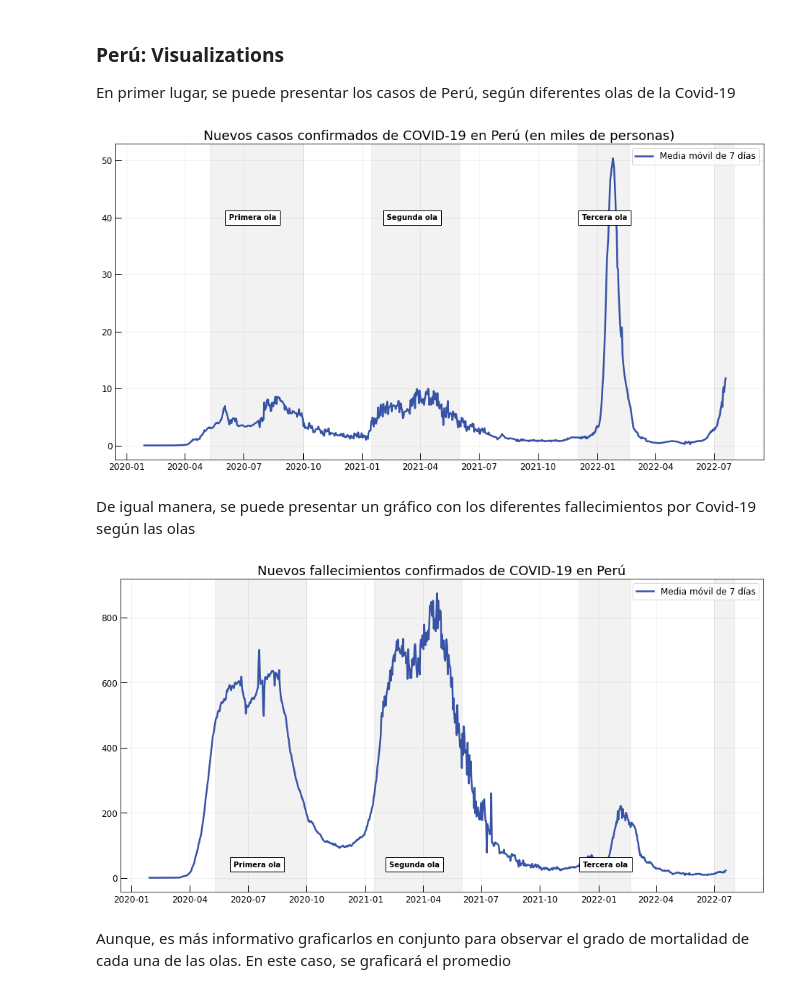
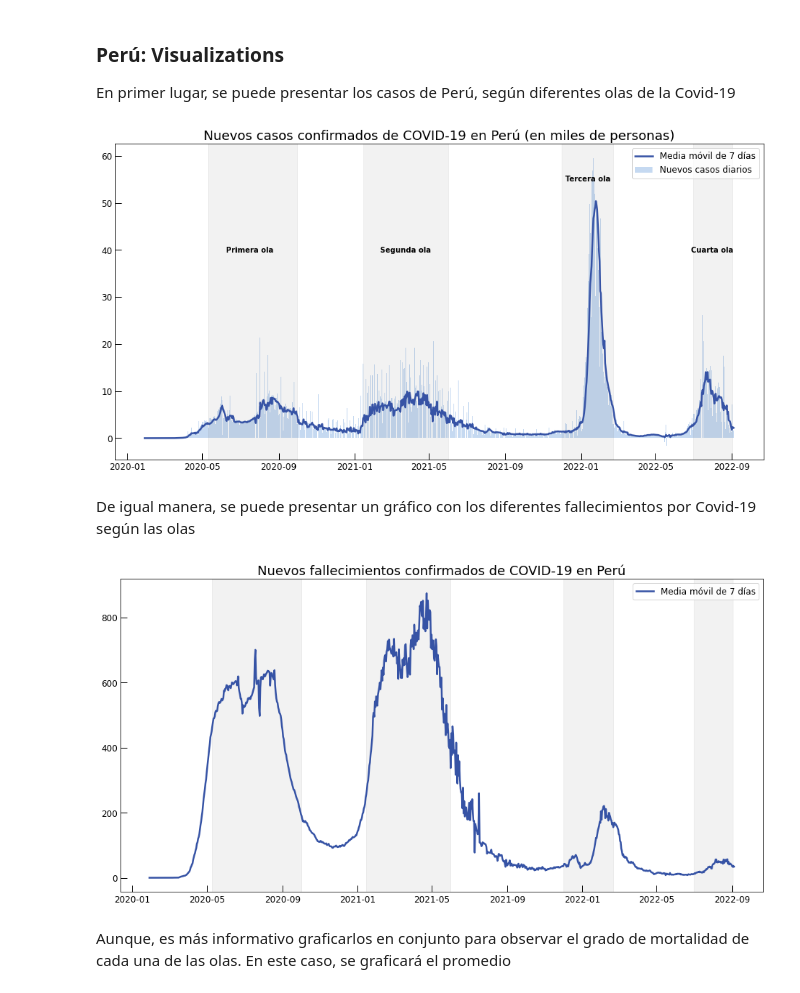
Before and after one commit to mauricioalvaradoo/covid_19, a Jupyter notebook: covid-19-review.ipynb, the cells around one changed output. Saved outputs shown, nothing was run; the diff lists cells and outputs as text; code cells hidden in the pictures.

```diff
--- a/covid-19-review.ipynb
+++ b/covid-19-review.ipynb
@@ -121,73 +142,64 @@ En primer lugar, se puede presentar los casos de Perú, según diferentes olas d
 # %%
 plt.figure(figsize=(16, 8), linewidth = 2.5)
 
 #Gráficas
-# plt.plot(peru_data.index, peru_data["Nuevos Casos"], label = "Nuevos casos diarios", linewidth = 2.5)
+plt.bar(peru_data.index, peru_data["Nuevos Casos"], label = "Nuevos casos diarios", color="#C5D9F1", width=1.2)
 plt.plot(peru_data.index, peru_data["Nuevos Casos MA7"], label = "Media móvil de 7 días", color = "#3653A5", linewidth = 2.5)
 
 #Barras de olas
 plt.axvspan("2020-05-10", "2020-10", alpha=0.1, color="grey")
 plt.axvspan("2021-01-15", "2021-06", alpha=0.1, color="grey")
-plt.axvspan("2021-12", "2022-02-20", alpha=0.1, color="grey")
-plt.axvspan("2022-07", "2022-08", alpha=0.1, color="grey")
+plt.axvspan("2021-12", "2022-02-22", alpha=0.1, color="grey")
+plt.axvspan("2022-07", "2022-09-02", alpha=0.1, color="grey")
 
 #Box of text
-plt.text(datetime.date(2020, 7, 15), 40, "Primera ola", ha="center", va="center", weight = "bold",
-         bbox = dict(facecolor="white", boxstyle="square", edgecolor="black", pad=0.5))
-plt.text(datetime.date(2021, 3, 19), 40, "Segunda ola", ha="center", va="center", weight = "bold",
-         bbox = dict(facecolor="white", boxstyle="square", edgecolor="black", pad=0.5))
-plt.text(datetime.date(2022, 1, 12), 40, "Tercera ola", ha="center", va="center", weight = "bold",
-         bbox = dict(facecolor="white", boxstyle="square", edgecolor="black", pad=0.5))
+plt.text(datetime.date(2020, 7, 16), 40, "Primera ola", ha="center", va="center", weight = "bold")
+plt.text(datetime.date(2021, 3, 24), 40, "Segunda ola", ha="center", va="center", weight = "bold")
+plt.text(datetime.date(2022, 1, 12), 55, "Tercera ola", ha="center", va="center", weight = "bold")
+plt.text(datetime.date(2022, 8, 1), 40, "Cuarta ola", ha="center", va="center", weight = "bold")
+# bbox = dict(facecolor="white", boxstyle="square", edgecolor="black", pad=0.5)
 
 #Editando ticks
 plt.tick_params(direction='in', which='both', length=9, width=1, labelsize=12)
 
 #Detalles adicionales
 plt.title("Nuevos casos confirmados de COVID-19 en Perú (en miles de personas)", fontsize = 18)
-plt.grid(True, alpha=0.25)
+#plt.grid(True, alpha=0.25)
 plt.legend(fontsize = 12)
 
 
 plt.savefig("./graphs/casos-covid-peru.pdf")
 plt.show()
 # %% [output]
-[figure, old version]
+[figure, new version]
 # %% [markdown]
 De igual manera, se puede presentar un gráfico con los diferentes fallecimientos por Covid-19 según las olas
 # %%
 plt.figure(figsize=(16, 8), linewidth = 2.5)
 
 #Gráficas
-# plt.plot(peru_data.index, peru_data["Nuevas Muertes"], label = "Nuevos fallecimientos diarios", linewidth = 2.5)
+#plt.plot(peru_data.index, peru_data["Nuevas Muertes"], label = "Nuevos fallecimientos diarios", color="#C5D9F1", linewidth = 2.5)
 plt.plot(peru_data.index, peru_data["Nuevas Muertes MA7"], label = "Media móvil de 7 días", color = "#3653A5", linewidth = 2.5)
 
 #Barras de olas
 plt.axvspan("2020-05-10", "2020-10", alpha=0.1, color="grey")
 plt.axvspan("2021-01-15", "2021-06", alpha=0.1, color="grey")
 plt.axvspan("2021-12", "2022-02-20", alpha=0.1, color="grey")
-plt.axvspan("2022-07", "2022-08", alpha=0.1, color="grey")
-
-#Box of text
-plt.text(datetime.date(2020, 7, 15), 40, "Primera ola", ha="center", va="center", weight = "bold",
-         bbox = dict(facecolor="white", boxstyle="square", edgecolor="black", pad=0.5))
-plt.text(datetime.date(2021, 3, 19), 40, "Segunda ola", ha="center", va="center", weight = "bold",
-         bbox = dict(facecolor="white", boxstyle="square", edgecolor="black", pad=0.5))
-plt.text(datetime.date(2022, 1, 12), 40, "Tercera ola", ha="center", va="center", weight = "bold",
-         bbox = dict(facecolor="white", boxstyle="square", edgecolor="black", pad=0.5))
+plt.axvspan("2022-07", "2022-09-02", alpha=0.1, color="grey")
 
 #Editando ticks
 plt.tick_params(direction='in', which='both', length=9, width=1, labelsize=12)
 
 #Detalles adicionales
 plt.title("Nuevos fallecimientos confirmados de COVID-19 en Perú", fontsize = 18)
-plt.grid(True, alpha=0.25)
+#plt.grid(True, alpha=0.25)
 plt.legend(fontsize = 12)
 
 
 plt.savefig("./graphs/muertes-covid-peru.pdf")
 plt.show()
 # %% [output]
-[figure, old version]
+[figure, new version]
 # %% [markdown]
 Aunque, es más informativo graficarlos en conjunto para observar el grado de mortalidad de cada una de las olas. En este caso, se graficará el promedio
 # %%
```
Also changed, not shown: parts of 8 cells of this notebook.
